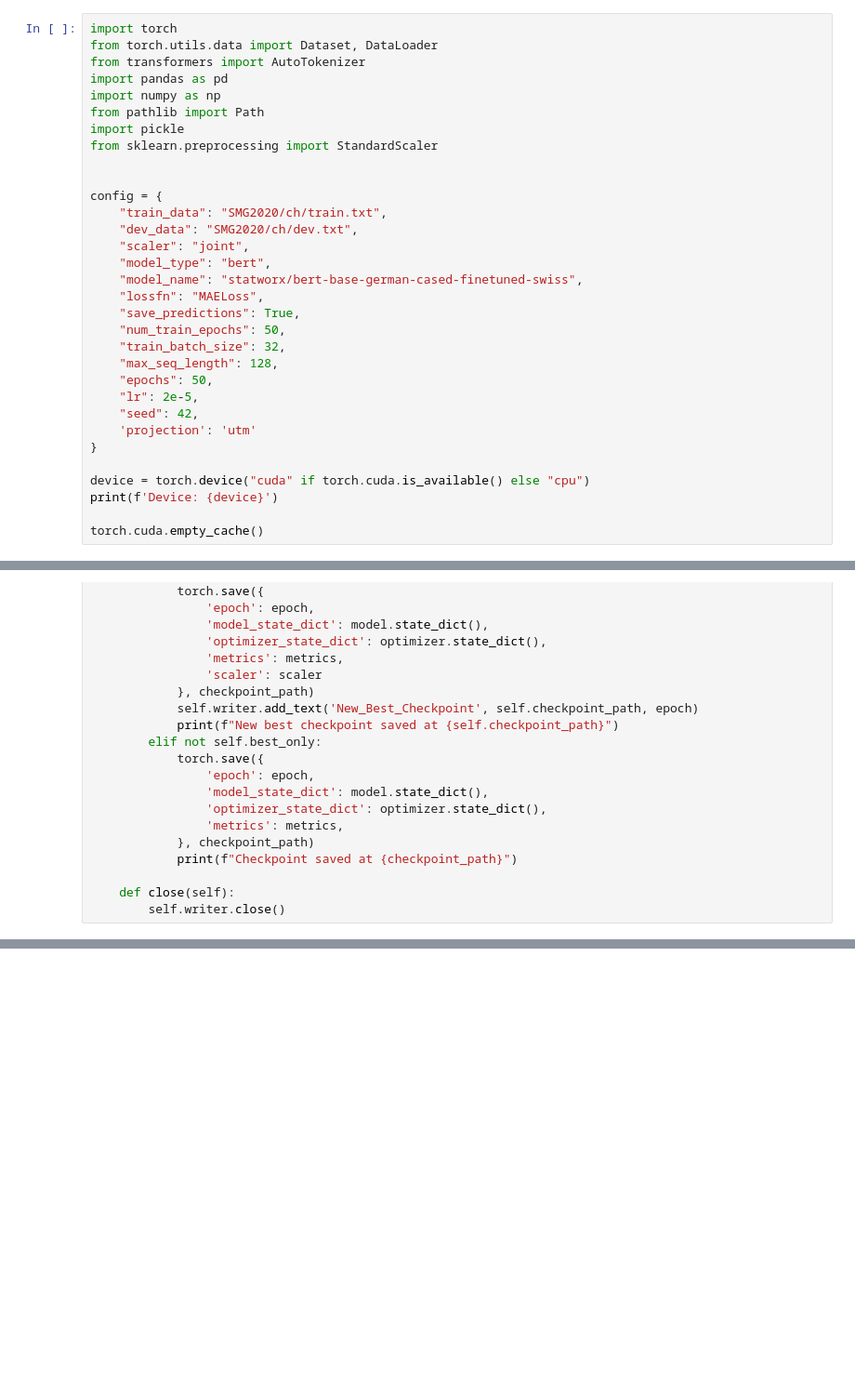
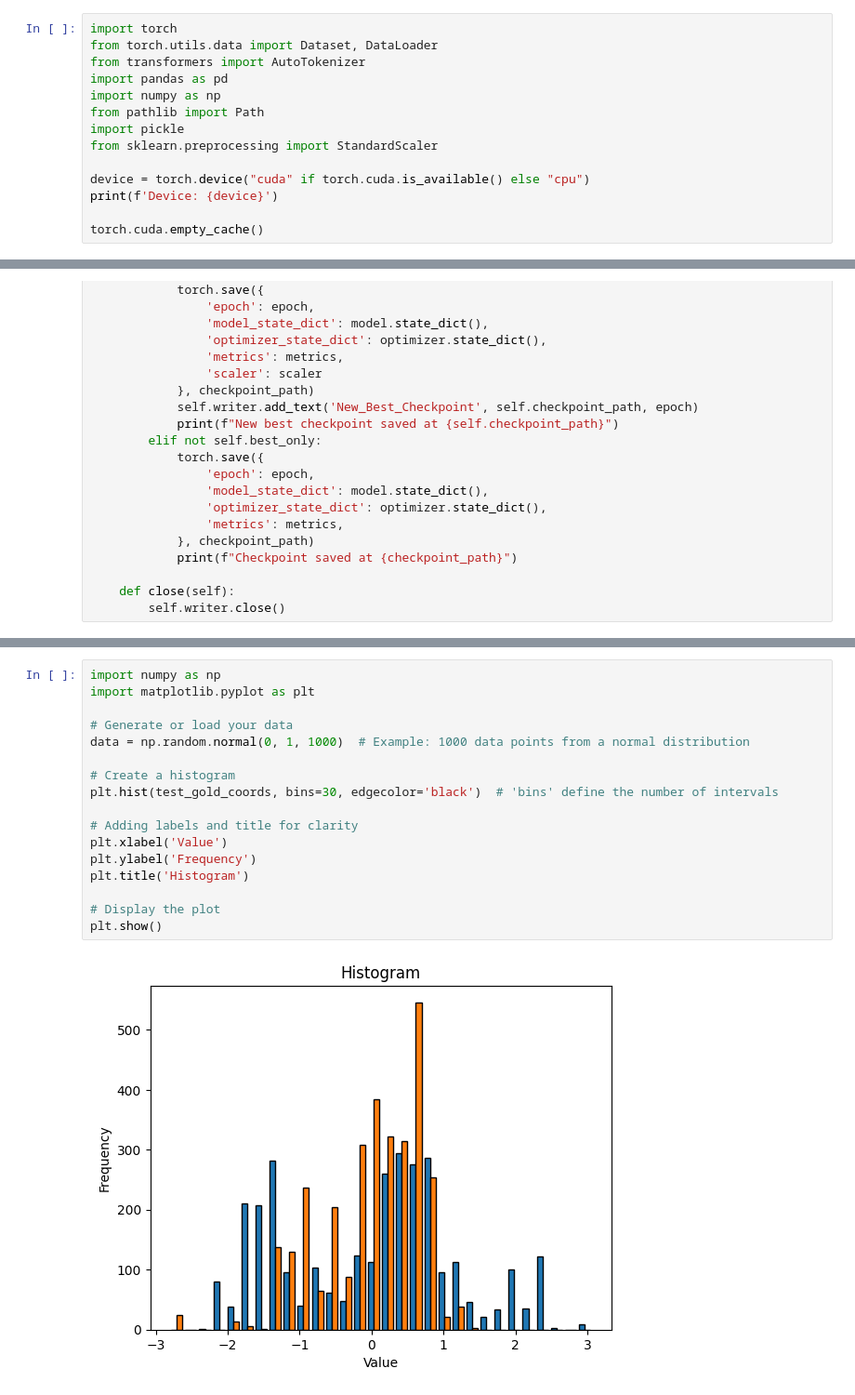
Before and after one commit to oskarhlm/TDT13, a Jupyter notebook: train.ipynb, the cells around one changed output, grey strips where cells are left out. Shown: that part at 93% size. Cells and saved outputs as stored; diff of their text form; blank space fills up the shorter version.

```diff
--- a/train.ipynb
+++ b/train.ipynb
@@ -8,24 +8,6 @@ from pathlib import Path
 import pickle
 from sklearn.preprocessing import StandardScaler
 
-
-config = {
-    "train_data": "SMG2020/ch/train.txt",
-    "dev_data": "SMG2020/ch/dev.txt",
-    "scaler": "joint",
-    "model_type": "bert",
-    "model_name": "statworx/bert-base-german-cased-finetuned-swiss",
-    "lossfn": "MAELoss",
-    "save_predictions": True,
-    "num_train_epochs": 50,
-    "train_batch_size": 32,
-    "max_seq_length": 128,
-    "epochs": 50,
-    "lr": 2e-5,
-    "seed": 42,
-    'projection': 'utm'
-}
-
 device = torch.device("cuda" if torch.cuda.is_available() else "cpu")
 print(f'Device: {device}')
 
@@ -356,0 +486,19 @@ Best Results: {'median_distance': 16.44642298143306, 'mean_distance': 23.1148456
+# %%
+import numpy as np
+import matplotlib.pyplot as plt
+
+# Generate or load your data
+data = np.random.normal(0, 1, 1000)  # Example: 1000 data points from a normal distribution
+
+# Create a histogram
+plt.hist(test_gold_coords, bins=30, edgecolor='black')  # 'bins' define the number of intervals
+
+# Adding labels and title for clarity
+plt.xlabel('Value')
+plt.ylabel('Frequency')
+plt.title('Histogram')
+
+# Display the plot
+plt.show()
+# %% [output]
+[figure, added]
```
Also changed, not shown: parts of 10 cells of this notebook, 2 other files.
